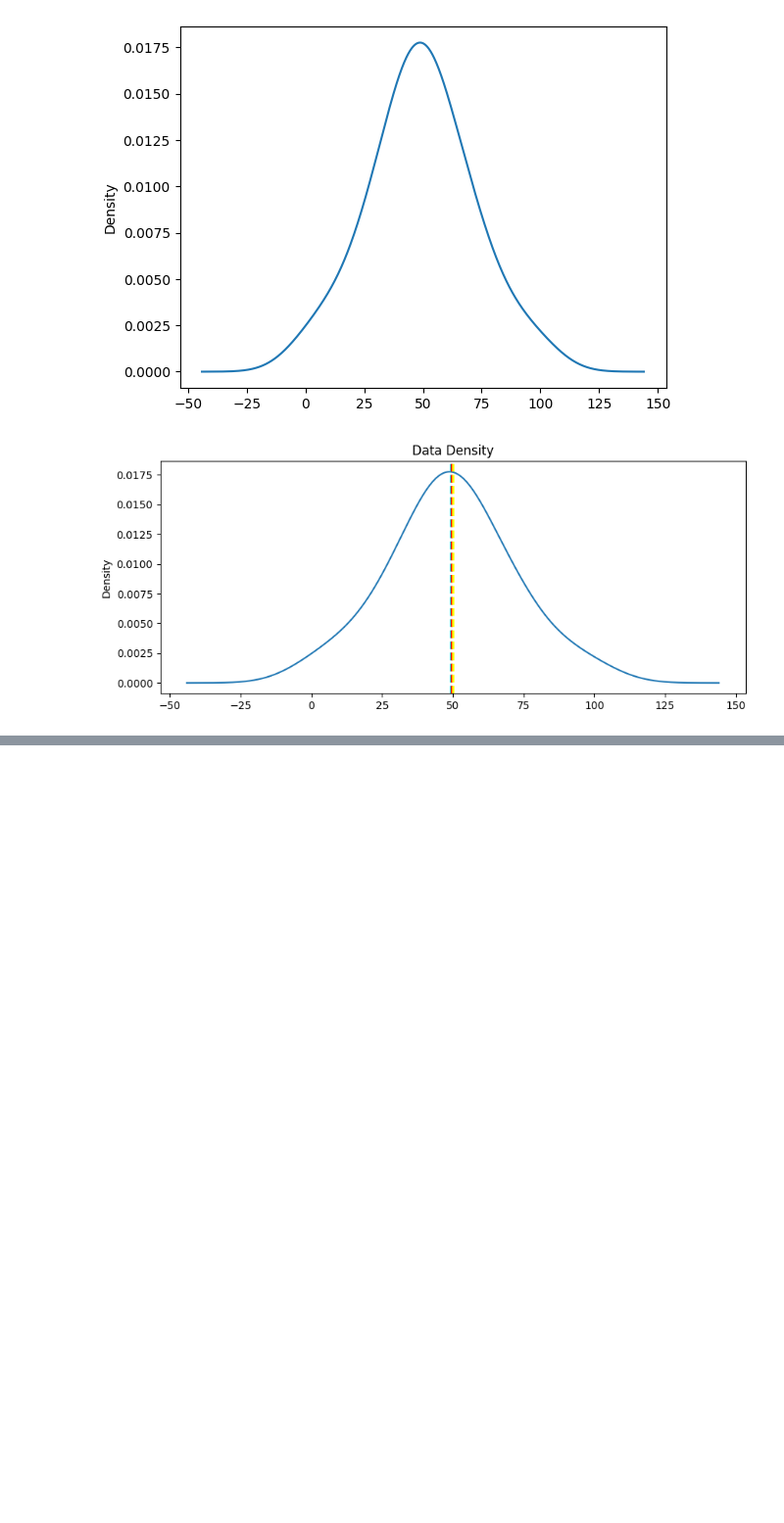
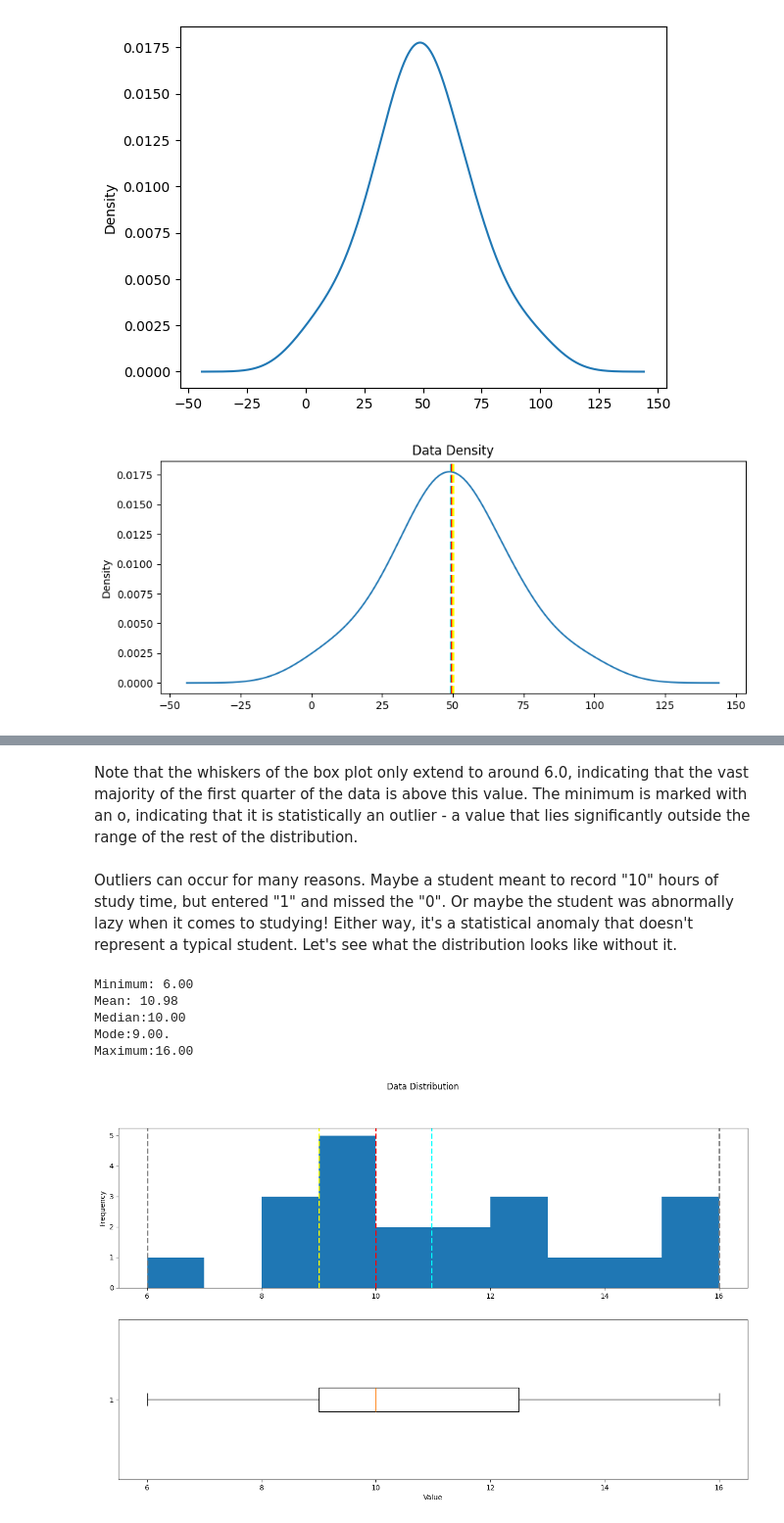
Before and after one commit to coder7475/ml-fundamentals, a Jupyter notebook: notebooks/1_data_exploration/data_exploration_with_python.ipynb, the cells around one changed output, grey strips where cells are left out. Shown at 98% size. Saved outputs shown, nothing was run; the diff lists cells and outputs as text; code cells hidden in the pictures; blank space fills up the shorter version.

```diff
--- a/notebooks/1_data_exploration/data_exploration_with_python.ipynb
+++ b/notebooks/1_data_exploration/data_exploration_with_python.ipynb
@@ -604,0 +617,16 @@ show_density(col)
+# %% [markdown]
+Note that the whiskers of the box plot only extend to around 6.0, indicating that the vast majority of the first quarter of the data is above this value. The minimum is marked with an o, indicating that it is statistically an outlier - a value that lies significantly outside the range of the rest of the distribution.
+# %% [markdown]
+Outliers can occur for many reasons. Maybe a student meant to record "10" hours of study time, but entered "1" and missed the "0". Or maybe the student was abnormally lazy when it comes to studying! Either way, it's a statistical anomaly that doesn't represent a typical student. Let's see what the distribution looks like without it.
+# %%
+# Get the variable to examine
+col = df_students[df_students.StudyHours>1]['StudyHours']
+# Call the function
+show_distribution(col)
+# %% [output]
+Minimum: 6.00
+Mean: 10.98
+Median:10.00
+Mode:9.00.
+Maximum:16.00
+[figure, added]
```
Also changed, not shown: parts of 1 cell of this notebook.
